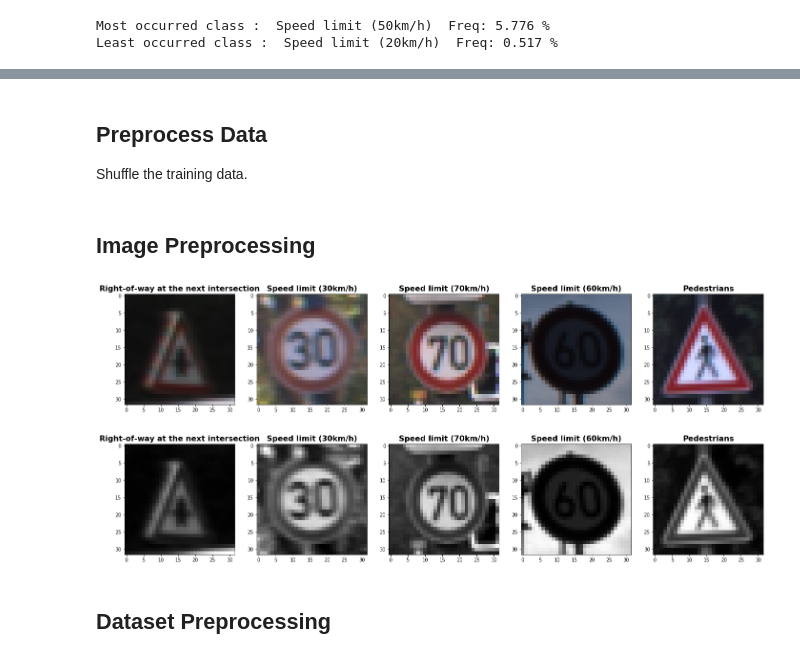
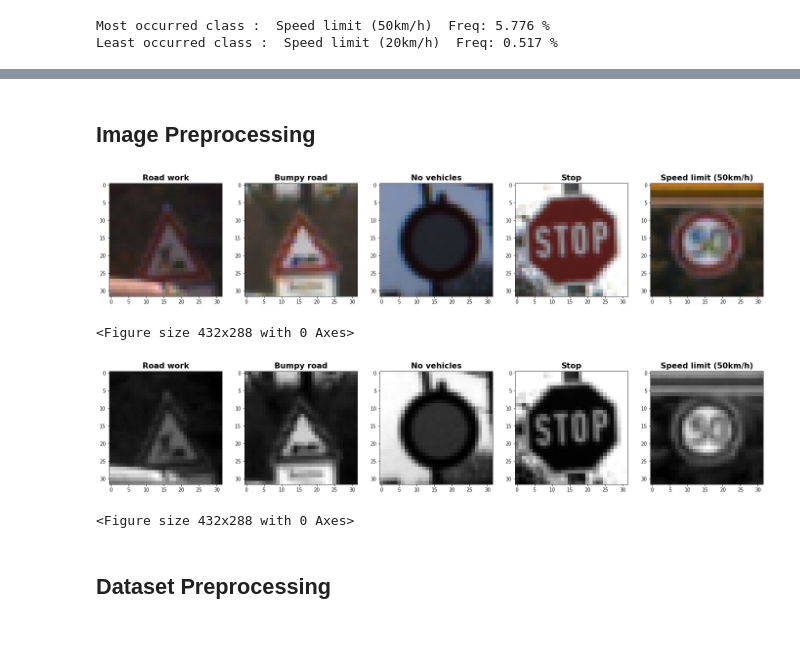
Before and after one commit to danyz91/CarND-Traffic-Sign-Classifier-Project, a Jupyter notebook: Traffic_Sign_Classifier.ipynb, the cells around one changed output, grey strips where cells are left out. Saved outputs shown, nothing was run; the diff lists cells and outputs as text; code cells hidden in the pictures.

```diff
--- a/Traffic_Sign_Classifier.ipynb
+++ b/Traffic_Sign_Classifier.ipynb
@@ -305,5 +278 @@ Use the code cell (or multiple code cells, if necessary) to implement the first
-# %% [markdown]
-## Preprocess Data
-
-Shuffle the training data.
 # %%
@@ -315,27 +283,31 @@ training_set_samples_loaded, training_set_labels = shuffle(training_set_samples_
 # %%
 
 def preprocess_image(img):
 
     gray = cv2.cvtColor(img, cv2.COLOR_RGB2GRAY)
 
     pixels = np.asarray(gray)
     # convert from integers to floats
     pixels = pixels.astype('float32')
     # compute mean std
     mean, std = pixels.mean(), pixels.std()
     # global standardization of pixels
     pixels = (pixels - mean) / std
 
     return pixels.reshape(32,32,1)
 
+indices = list()
+indices = np.random.randint(0, n_train, size=5)
 
 sample_images = training_set_samples_loaded[indices]
 plot_images(sample_images, class_labels[training_set_labels[indices]])
 processed_sample_images = [preprocess_image(img) for img in sample_images]
 plot_images(processed_sample_images, class_labels[training_set_labels[indices]])
 # %% [output]
-[figure, old version]
+[figure, new version]
+<Figure size 432x288 with 0 Axes>
-[figure, old version]
+[figure, new version]
+<Figure size 432x288 with 0 Axes>
 # %% [markdown]
 ## Dataset Preprocessing
 # %%
```
Also changed, not shown: parts of 34 cells of this notebook, 24 other files.
